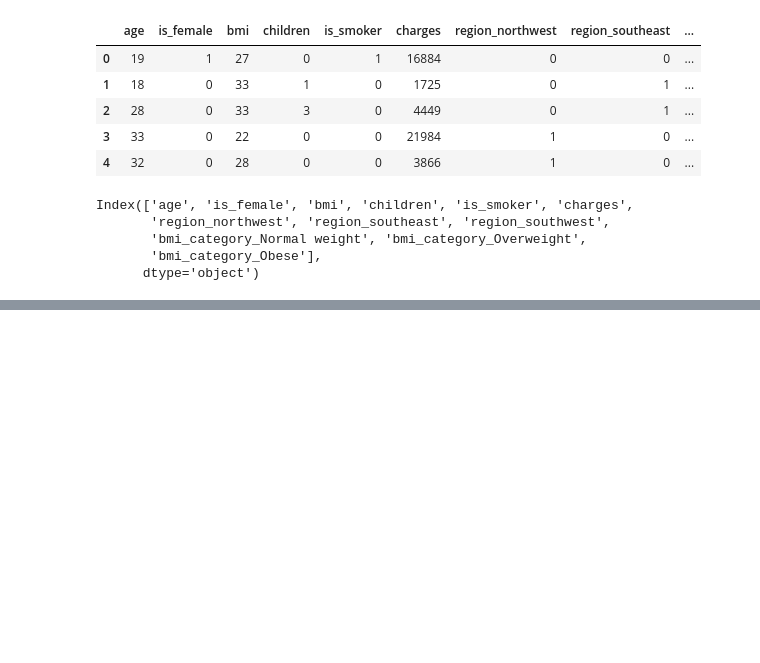
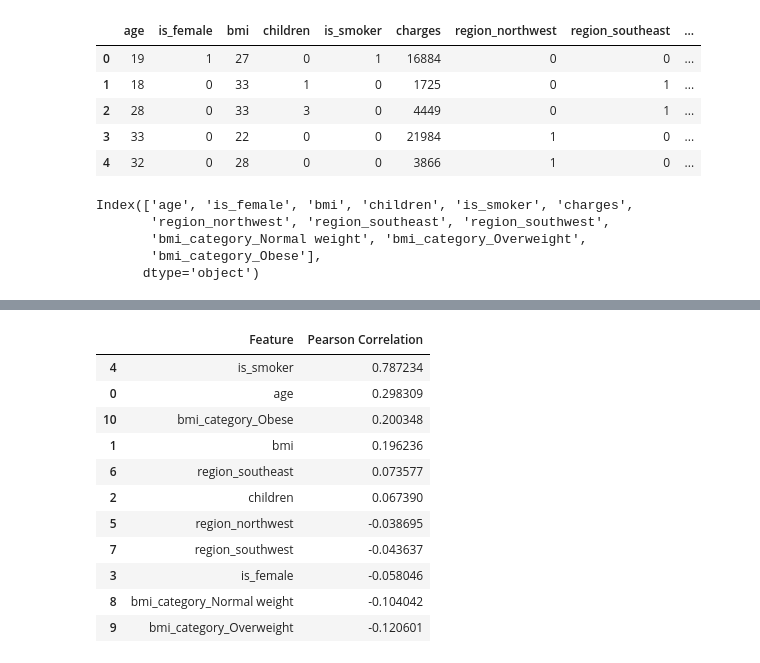
Before and after one commit to Nileshkrishesh/Something, a Jupyter notebook: FirstProject.ipynb, the cells around one changed output, grey strips where cells are left out. Drawn from its saved outputs; the diff is of its cells as text; code cells hidden in the pictures; blank space fills up the shorter version.

```diff
--- a/FirstProject.ipynb
+++ b/FirstProject.ipynb
@@ -343,6 +344,33 @@ df_cleaned.head()
 # %%
 #feature extraction is the process of selecting the most important features from the data and creating new features from the existing features to improve the performance of the model.
 # %%
-from scipy.stats import zscore # zscore is used to identify the outliers in the data
-#pearson correlation is used to identify the correlation between the columns and to identify the outliers in the data
-#
+selected_features = [
+    'age', 'bmi', 'children', 'is_female',
+    'is_smoker', 'region_northwest',
+    'region_southeast', 'region_southwest',
+    'bmi_category_Normal weight',
+    'bmi_category_Overweight',
+    'bmi_category_Obese'
+]
+
+correlations = {
+    feature: pearsonr(df_cleaned[feature], df_cleaned['charges'])[0]
+    for feature in selected_features
+}
+correlation_df=pd.DataFrame(list(correlations.items()),columns=['Feature','Pearson Correlation'])
+correlation_df.sort_values(by='Pearson Correlation',ascending=False) # sort_values is used to sort the values in the dataframe by the specified column in ascending or descending order
+# The features with the highest absolute correlation values are likely to be the most important features for predicting the target variable.
+# >0.5 or <-0.5 are considered strong correlation, 0.3 to 0.5 or -0.3 to -0.5 are considered moderate correlation, and 0.1 to 0.3 or -0.1 to -0.3 are considered weak correlation.
+# %% [output]
+|  | Feature | Pearson Correlation |
+| 4 | is_smoker | 0.787234 |
+| 0 | age | 0.298309 |
+| 10 | bmi_category_Obese | 0.200348 |
+| 1 | bmi | 0.196236 |
+| 6 | region_southeast | 0.073577 |
+| 2 | children | 0.067390 |
+| 5 | region_northwest | -0.038695 |
+| 7 | region_southwest | -0.043637 |
+| 3 | is_female | -0.058046 |
+| 8 | bmi_category_Normal weight | -0.104042 |
+| 9 | bmi_category_Overweight | -0.120601 |
```
Also changed, not shown: parts of 3 cells of this notebook.
